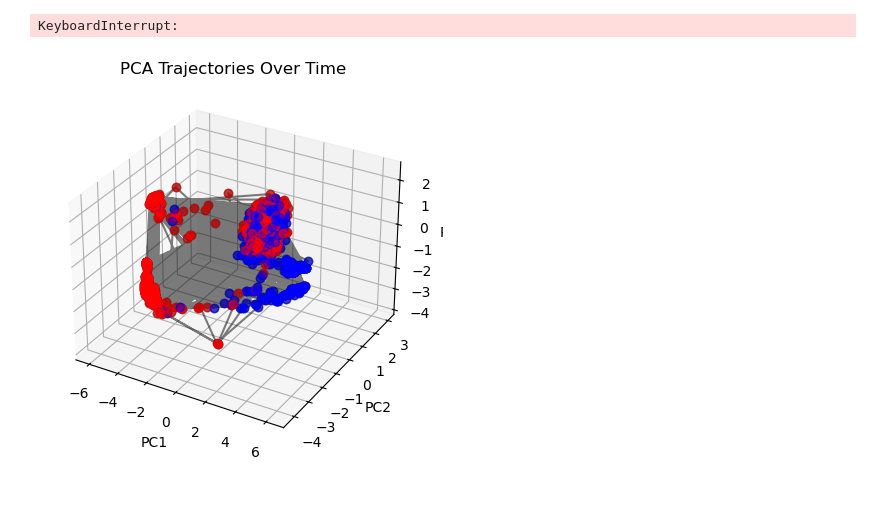
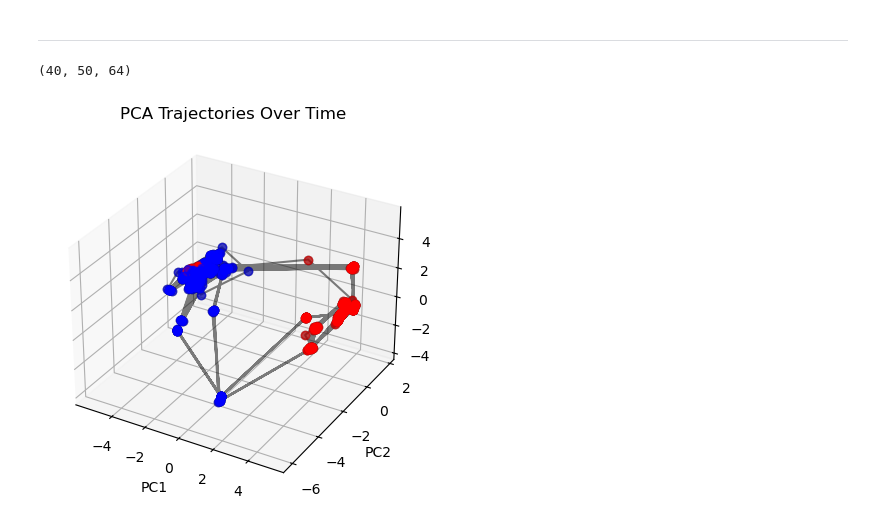
Before and after one commit to mgkumar138/nn4psych, a Jupyter notebook: notebooks/plot_pca_contextual.ipynb, the cells around one changed output. Cells and saved outputs as stored; diff of their text form; code cells hidden in the pictures; blank space fills up the shorter version.

```diff
--- a/notebooks/plot_pca_contextual.ipynb
+++ b/notebooks/plot_pca_contextual.ipynb
@@ -24,0 +8,10 @@ for i in range(n_epochs):
+# %%
+# read weights from file weights.npy
+Wxh_weights = np.load('../data/Wxh_contextual.npy') # (400, 50, 4, 64)
+Whh_weights = np.load('../data/Whh_contextual.npy') # (400, 50, 64, 64)
+Wha_weights = np.load('../data/Wha_contextual.npy') # (400, 50, 64, 2)
+Whc_weights = np.load('../data/Whc_contextual.npy') # (400, 50, 64, 1)
+history = np.load('../data/history_contextual.npy') # (20000, 3)
+activity = np.load('../data/activity_contextual.npy') # (400, 50, 64)
+
+# n_epochs, n_times, n_weights = weights.shape
@@ -24,0 +34,4 @@ for i in range(n_epochs):
+# %%
+# get actions (2nd dim in history)
+actions_train = history_train[:,1]
+actions_test = history_test[:,1]
@@ -24,0 +42,17 @@ for i in range(n_epochs):
+# %%
+# append activity data to be 18000 x 64
+activity_train_new = np.zeros((18000,64))
+c=0
+for i in range(activity_train.shape[0]):
+    for j in range(activity_train.shape[1]):
+        activity_train_new[c,:] = activity_train[i,j,:]
+        c += 1
+print(c)
+
+activity_test_new = np.zeros((2000,64))
+c = 0
+for i in range(activity_test.shape[0]):
+    for j in range(activity_test.shape[1]):
+        activity_test_new[c,:] = activity_test[i,j,:]
+        c += 1
+print(c)
@@ -95,7 +144,13 @@ KeyboardInterrupt:
+# %% [markdown]
+<hr>
+# %%
+activity_test.shape
+# %% [output]
+(40, 50, 64)
 # %%
 # Step 2: Run PCA using sklearn with 3 components
 pca3 = PCA(n_components=3)
-pca_result3 = pca3.fit_transform(weights.T).T
+pca_result3 = pca3.fit_transform(activity_test_new).T
 
 # Step 3: Plot and create an animation of the PCA trajectories over time in 3D
 fig = plt.figure()
@@ -115,36 +170,35 @@ markers = []
 def init():
     marker.set_data([], [])
     line.set_data([], [])
     line.set_alpha(0.5)
     line.set_color('black')
     line.set_3d_properties([])
     return line, marker
 
 def update(frame):
     line.set_data(pca_result3[0][:frame+1], pca_result3[1][:frame+1])
     line.set_3d_properties(pca_result3[2][:frame+1])
 
     # Determine the color based on the action at this frame
-    if actions[0, frame] == 0:  # red
+    if actions_test[frame] == 0:  # red
         current_color = 'red'
-    elif actions[0, frame] == 1:  # blue
+    elif actions_test[frame] == 1:  # blue
         current_color = 'blue'
     else:
         current_color = 'black'  # default to black or any other color if not 0 or 1
 
     # Plot the marker for the current frame
     marker, = ax.plot([pca_result3[0][frame]], [pca_result3[1][frame]], [pca_result3[2][frame]], 'o', color=current_color, alpha=.5)
     markers.append(marker)
 
     return line, *markers
 
-ani3 = animation.FuncAnimation(fig, update, frames=n_times*n_epochs, init_func=init, blit=True, repeat=False)
+ani3 = animation.FuncAnimation(fig, update, frames=2000, init_func=init, blit=True, repeat=False)
 
 # To save the animation as a video file (e.g., MP4), uncomment the following lines
-ani3.save('pca_trajectories_3d.mp4', writer='ffmpeg', fps=10)
+ani3.save('pca_trajectories_test_3d.mp4', writer='ffmpeg', fps=10)
 
 # Show the animation
 plt.show()
 # %% [output]
-KeyboardInterrupt:
-[figure, old version]
+[figure, new version]
```
Also changed, not shown: parts of 14 cells of this notebook.
